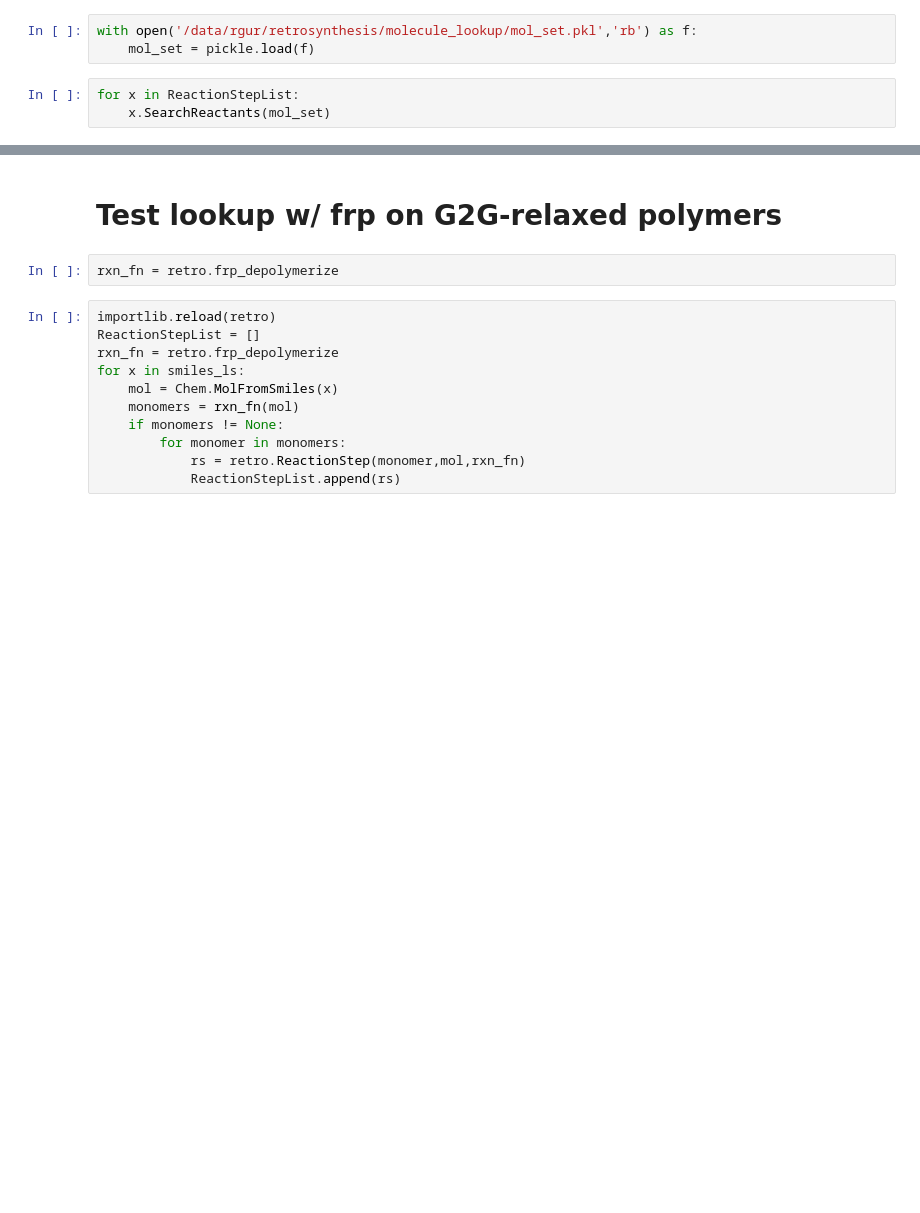
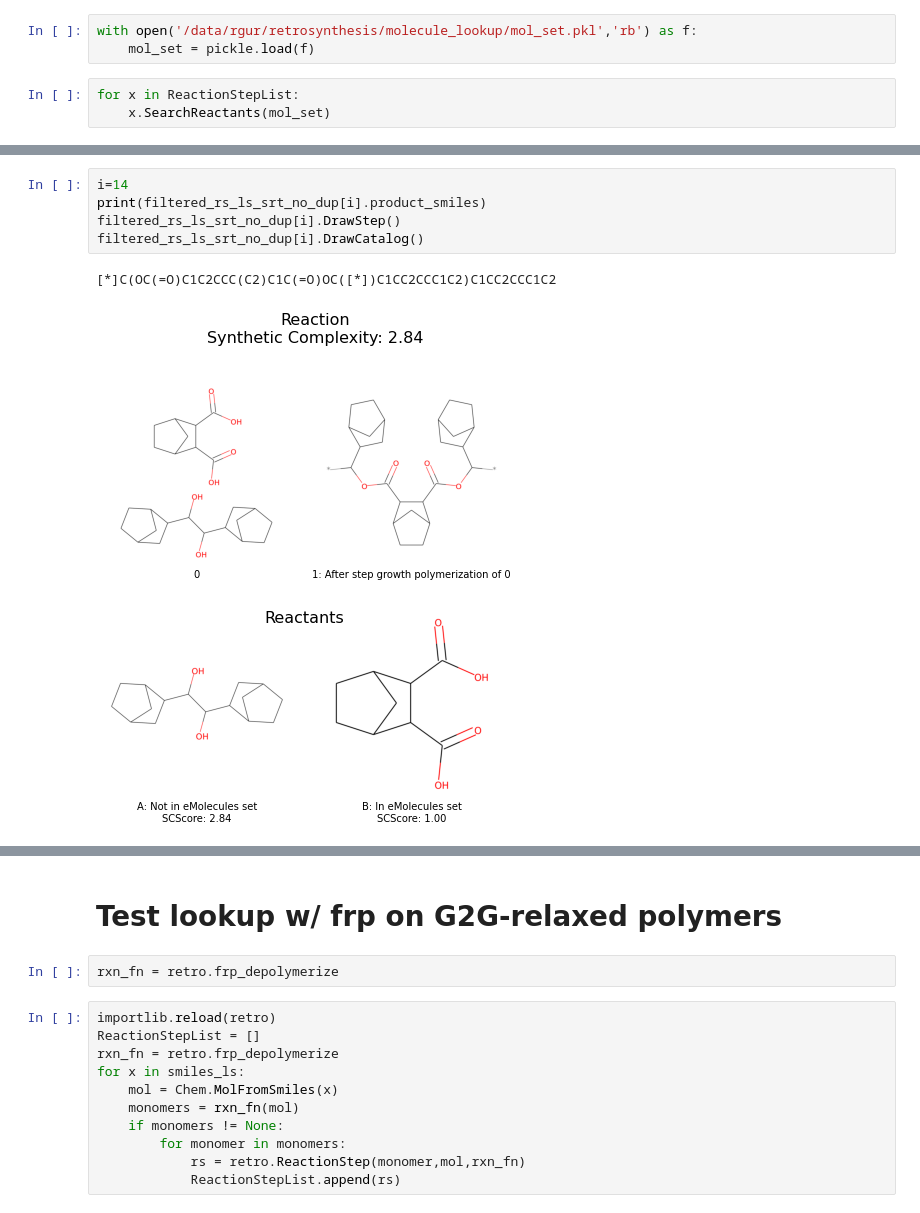
Before and after one commit to rishigurnani/hMOFs-Snurr, a Jupyter notebook: fall20_mse_8803_2.ipynb, the cells around one changed output, grey strips where cells are left out. Drawn from its saved outputs; the diff is of its cells as text; blank space fills up the shorter version.

```diff
--- a/fall20_mse_8803_2.ipynb
+++ b/fall20_mse_8803_2.ipynb
@@ -761,0 +795,9 @@ df_med[df_med['smiles']==filtered_rs_ls_srt_no_dup[i].product_smiles.replace('*'
+# %%
+i=14
+print(filtered_rs_ls_srt_no_dup[i].product_smiles)
+filtered_rs_ls_srt_no_dup[i].DrawStep()
+filtered_rs_ls_srt_no_dup[i].DrawCatalog()
+# %% [output]
+[*]C(OC(=O)C1C2CCC(C2)C1C(=O)OC([*])C1CC2CCC1C2)C1CC2CCC1C2
+[figure, added]
+[figure, added]
```
Also changed, not shown: parts of 53 cells of this notebook, 2 other files.
